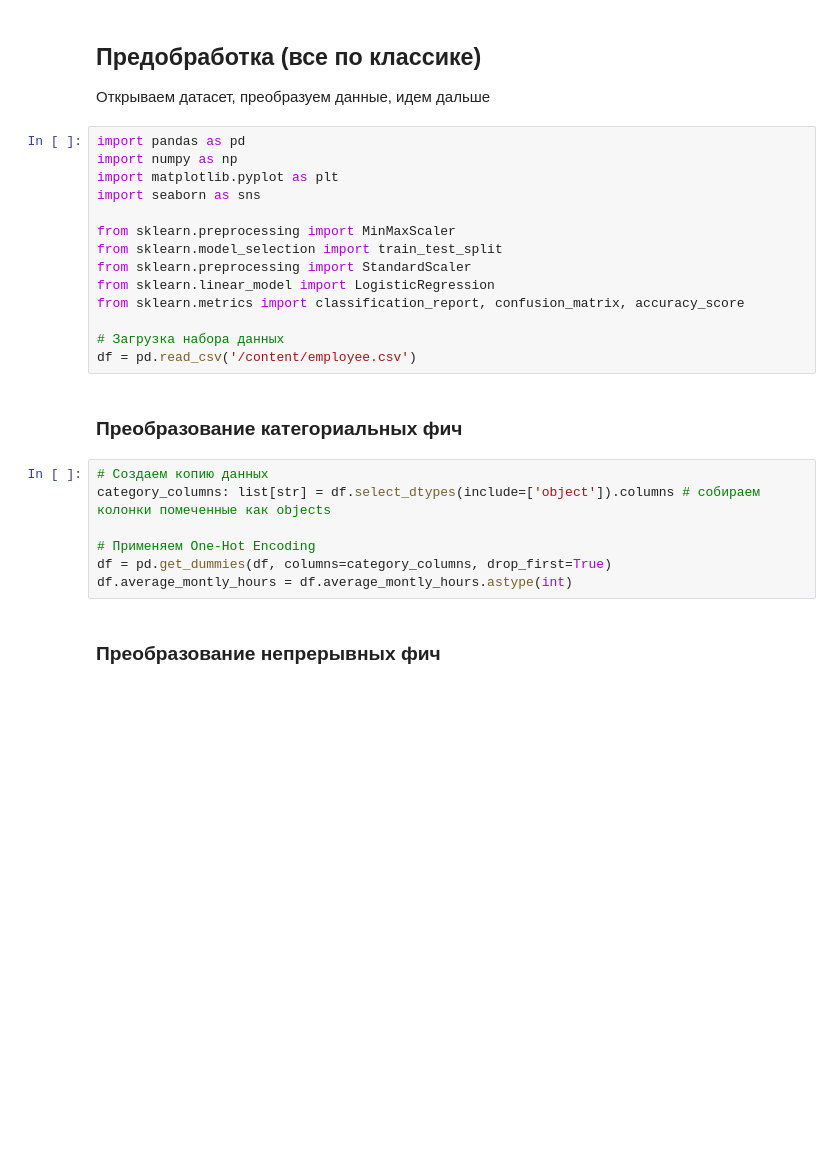
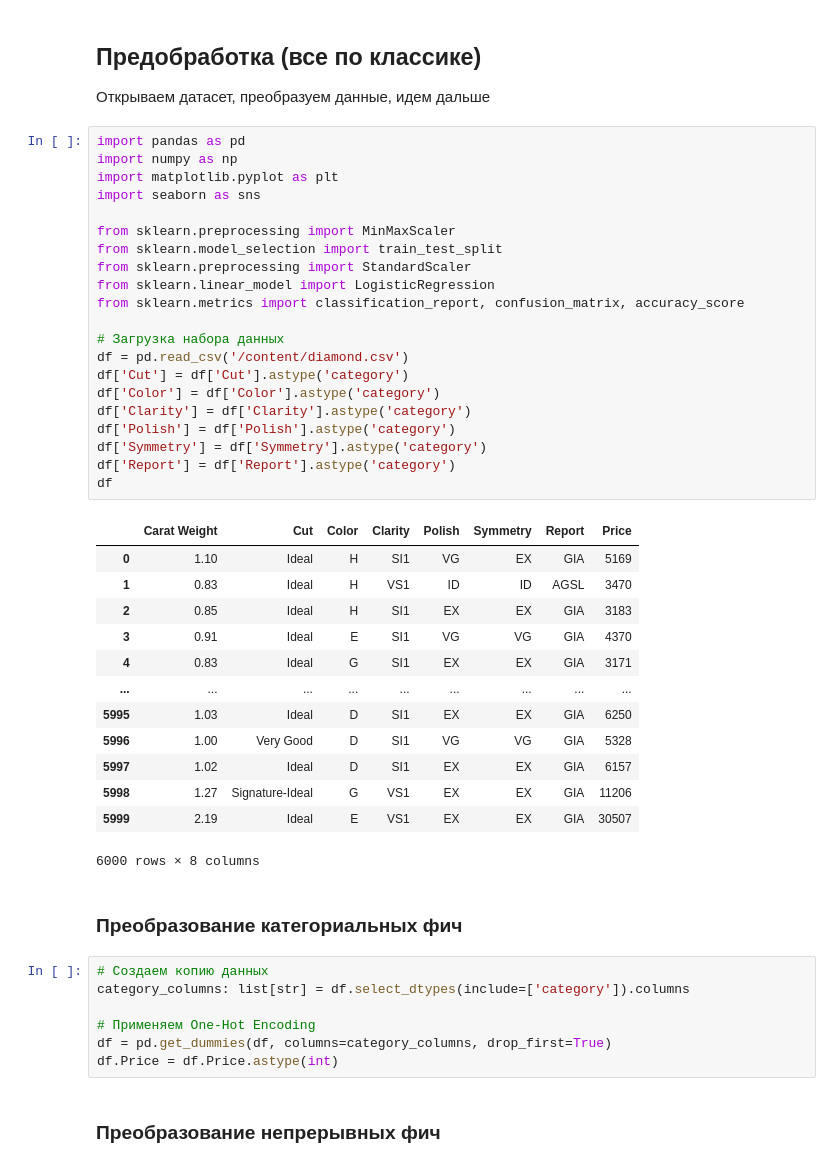
Before and after one commit to dealxng/ML-vvsu-2025, a Jupyter notebook: Практика_6.ipynb, the cells around one changed output. Cells and saved outputs as stored; diff of their text form; blank space fills up the shorter version.

```diff
--- a/Практика_6.ipynb
+++ b/Практика_6.ipynb
@@ -33,26 +33,47 @@
 # %%
 import pandas as pd
 import numpy as np
 import matplotlib.pyplot as plt
 import seaborn as sns
 
 from sklearn.preprocessing import MinMaxScaler
 from sklearn.model_selection import train_test_split
 from sklearn.preprocessing import StandardScaler
 from sklearn.linear_model import LogisticRegression
 from sklearn.metrics import classification_report, confusion_matrix, accuracy_score
 
 # Загрузка набора данных
-df = pd.read_csv('/content/employee.csv')
+df = pd.read_csv('/content/diamond.csv')
+df['Cut'] = df['Cut'].astype('category')
+df['Color'] = df['Color'].astype('category')
+df['Clarity'] = df['Clarity'].astype('category')
+df['Polish'] = df['Polish'].astype('category')
+df['Symmetry'] = df['Symmetry'].astype('category')
+df['Report'] = df['Report'].astype('category')
+df
+# %% [output]
+|  | Carat Weight | Cut | Color | Clarity | Polish | Symmetry | Report | Price |
+| 0 | 1.10 | Ideal | H | SI1 | VG | EX | GIA | 5169 |
+| 1 | 0.83 | Ideal | H | VS1 | ID | ID | AGSL | 3470 |
+| 2 | 0.85 | Ideal | H | SI1 | EX | EX | GIA | 3183 |
+| 3 | 0.91 | Ideal | E | SI1 | VG | VG | GIA | 4370 |
+| 4 | 0.83 | Ideal | G | SI1 | EX | EX | GIA | 3171 |
+| ... | ... | ... | ... | ... | ... | ... | ... | ... |
+| 5995 | 1.03 | Ideal | D | SI1 | EX | EX | GIA | 6250 |
+| 5996 | 1.00 | Very Good | D | SI1 | VG | VG | GIA | 5328 |
+| 5997 | 1.02 | Ideal | D | SI1 | EX | EX | GIA | 6157 |
+| 5998 | 1.27 | Signature-Ideal | G | VS1 | EX | EX | GIA | 11206 |
+| 5999 | 2.19 | Ideal | E | VS1 | EX | EX | GIA | 30507 |
+6000 rows × 8 columns
 # %% [markdown]
 ### Преобразование категориальных фич
 # %%
 # Создаем копию данных
-category_columns: list[str] = df.select_dtypes(include=['object']).columns # собираем колонки помеченные как objects
+category_columns: list[str] = df.select_dtypes(include=['category']).columns
 
 # Применяем One-Hot Encoding
 df = pd.get_dummies(df, columns=category_columns, drop_first=True)
-df.average_montly_hours = df.average_montly_hours.astype(int)
+df.Price = df.Price.astype(int)
 # %% [markdown]
 ### Преобразование непрерывных фич
 # %%
```
Also changed, not shown: parts of 19 cells of this notebook.
